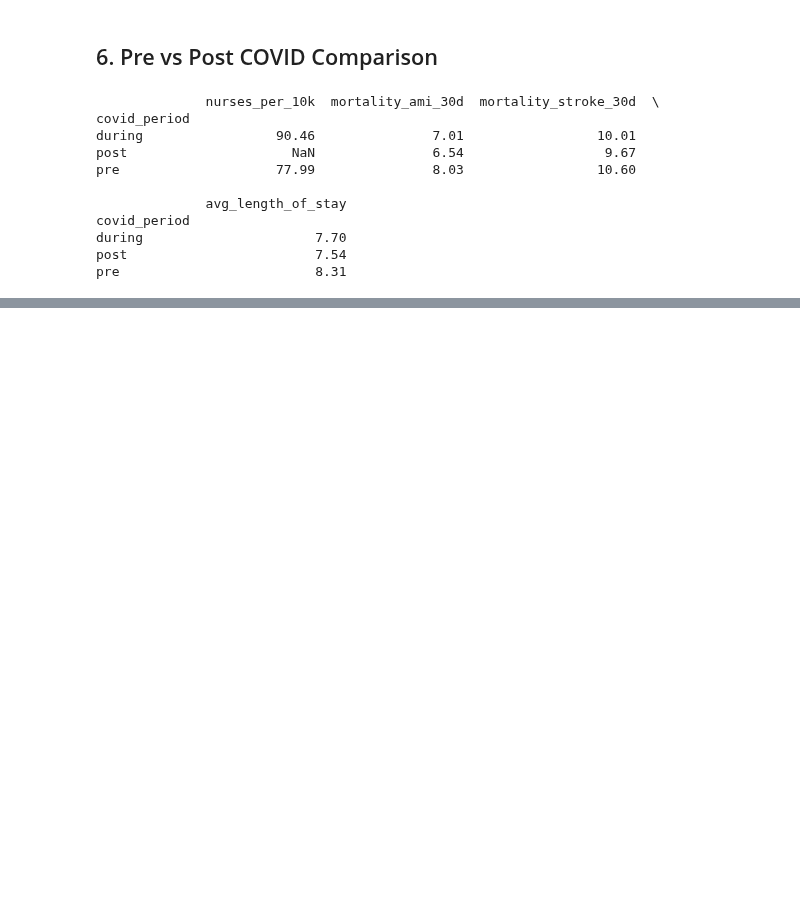
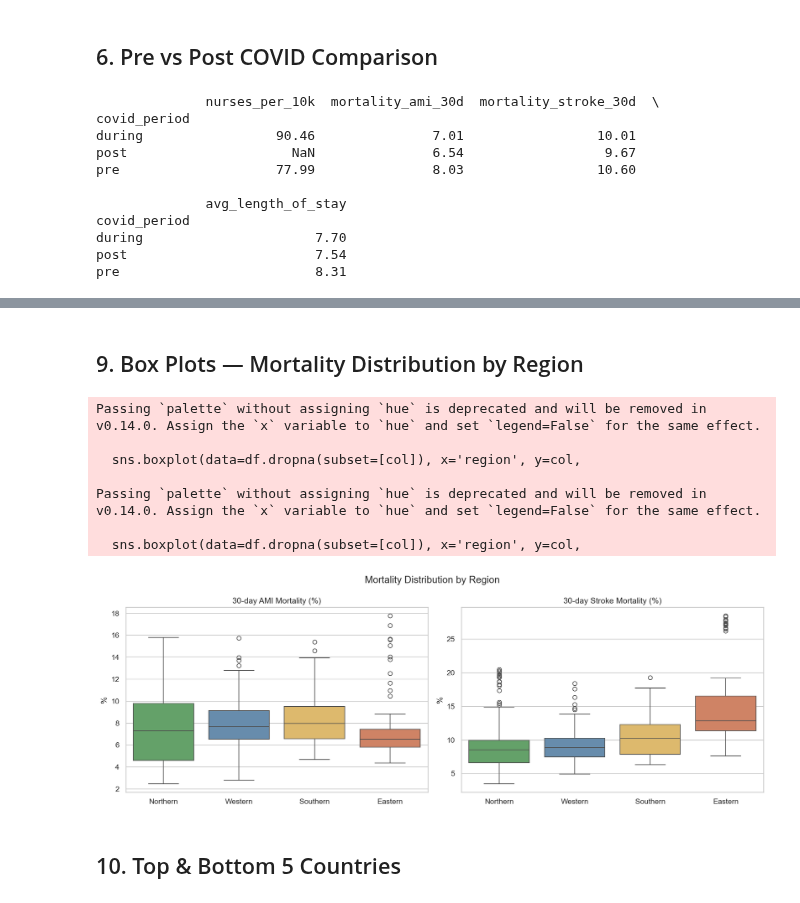
Before and after one commit to kitsakisGk/Nurse-Staffing-Europe, a Jupyter notebook: notebooks/02_eda.ipynb, the cells around one changed output, grey strips where cells are left out. Saved outputs shown, nothing was run; the diff lists cells and outputs as text; code cells hidden in the pictures; blank space fills up the shorter version.

```diff
--- a/notebooks/02_eda.ipynb
+++ b/notebooks/02_eda.ipynb
@@ -124,0 +171,30 @@ pre                         8.31
+# %% [markdown]
+## 9. Box Plots — Mortality Distribution by Region
+# %%
+fig, axes = plt.subplots(1, 2, figsize=(14, 5))
+
+for ax, col, title in zip(axes,
+                           ['mortality_ami_30d', 'mortality_stroke_30d'],
+                           ['30-day AMI Mortality (%)', '30-day Stroke Mortality (%)']):
+    sns.boxplot(data=df.dropna(subset=[col]), x='region', y=col,
+                order=['Northern', 'Western', 'Southern', 'Eastern'],
+                palette=colors, ax=ax)
+    ax.set_title(title)
+    ax.set_xlabel('')
+    ax.set_ylabel('%')
+
+plt.suptitle('Mortality Distribution by Region')
+plt.tight_layout()
+plt.savefig(FIGURES + 'mortality_boxplot_by_region.png', bbox_inches='tight')
+plt.show()
+# %% [output]
+Passing `palette` without assigning `hue` is deprecated and will be removed in v0.14.0. Assign the `x` variable to `hue` and set `legend=False` for the same effect.
+
+  sns.boxplot(data=df.dropna(subset=[col]), x='region', y=col,
+
+Passing `palette` without assigning `hue` is deprecated and will be removed in v0.14.0. Assign the `x` variable to `hue` and set `legend=False` for the same effect.
+
+  sns.boxplot(data=df.dropna(subset=[col]), x='region', y=col,
+[figure, added]
+# %% [markdown]
+## 10. Top & Bottom 5 Countries
```
Also changed, not shown: parts of 7 cells of this notebook.
